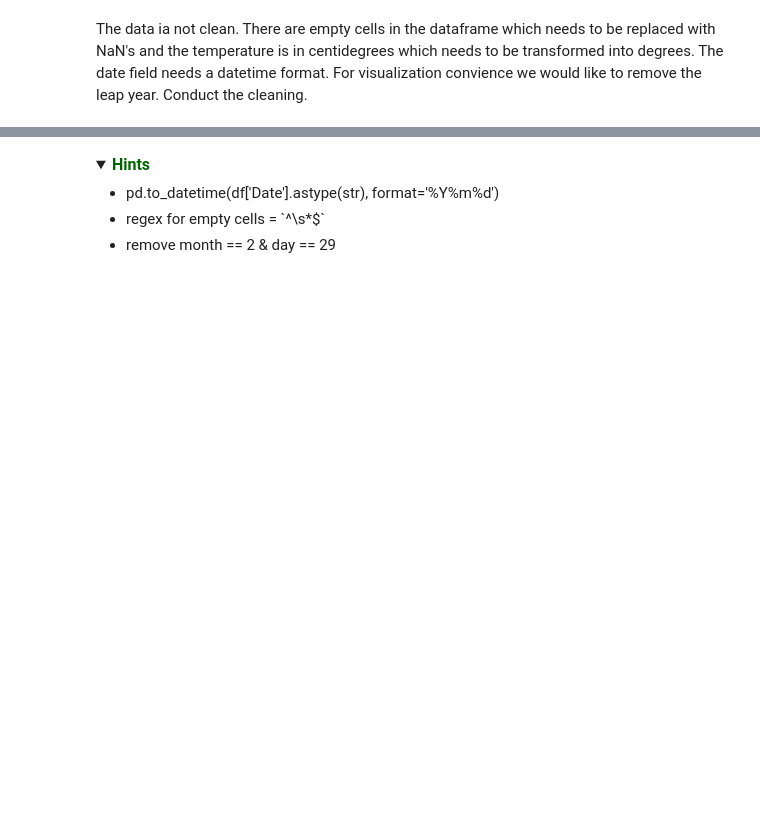
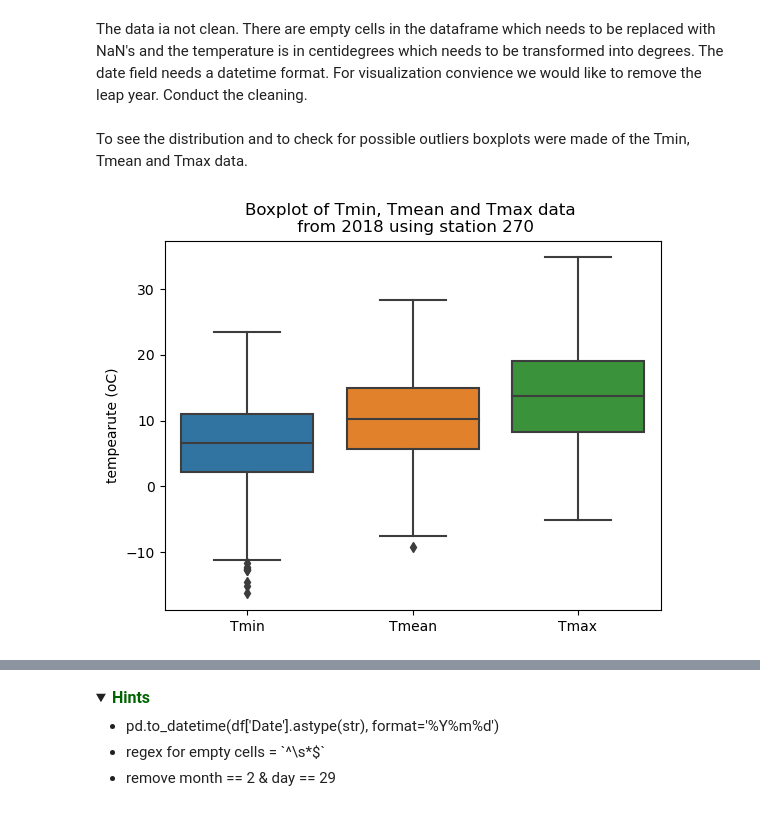
Before and after one commit to JobMaathuis/BFVM22PROG1, a Jupyter notebook: assessments/Assignment_week_04a.ipynb, the cells around one changed output, grey strips where cells are left out. Cells and saved outputs as stored; diff of their text form; code cells hidden in the pictures; folded sections open; blank space fills up the shorter version.

Commit message:
Added some data exploration

```diff
--- a/assessments/Assignment_week_04a.ipynb
+++ b/assessments/Assignment_week_04a.ipynb
@@ -130,3 +130,16 @@ df_all = df.copy()  # used later in the (bonus) assignment to get all the data
 
 # select station
 df = df[df.station == 270]
+# %% [markdown]
+To see the distribution and to check for possible outliers boxplots were made of the Tmin, Tmean and Tmax data.
+# %%
+import seaborn as sns
+import matplotlib.pyplot as plt
+
+fig = sns.boxplot(data=[df.Tmin, df.Tmean, df.Tmax])
+fig.set_xticklabels(['Tmin', 'Tmean', 'Tmax'])
+fig.set_ylabel('tempearute (oC)')
+fig.set_title('Boxplot of Tmin, Tmean and Tmax data \n from 2018 using station 270')
+plt.show(fig)
+# %% [output]
+[figure, added]
```
Also changed, not shown: parts of 7 cells of this notebook.
